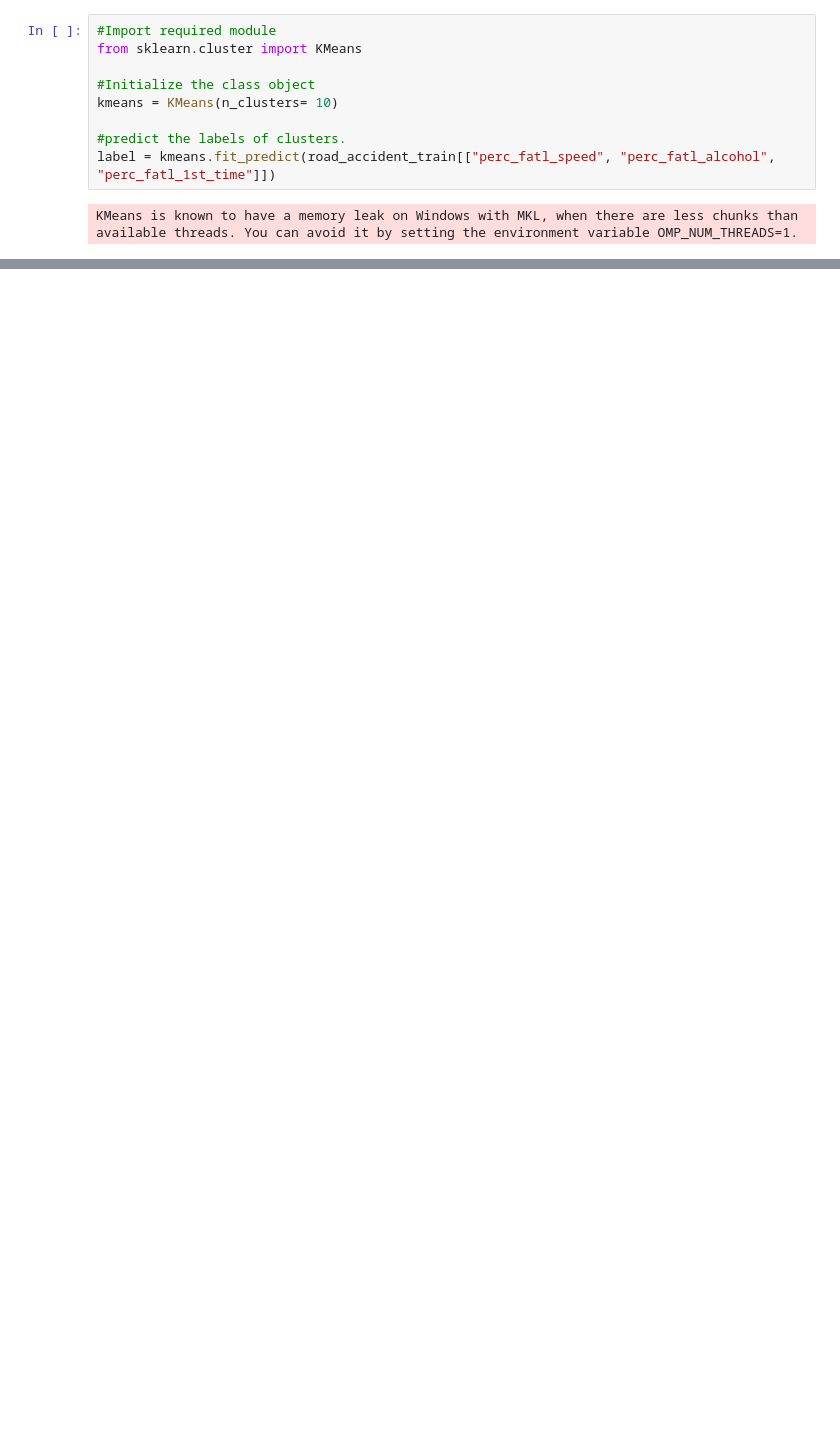
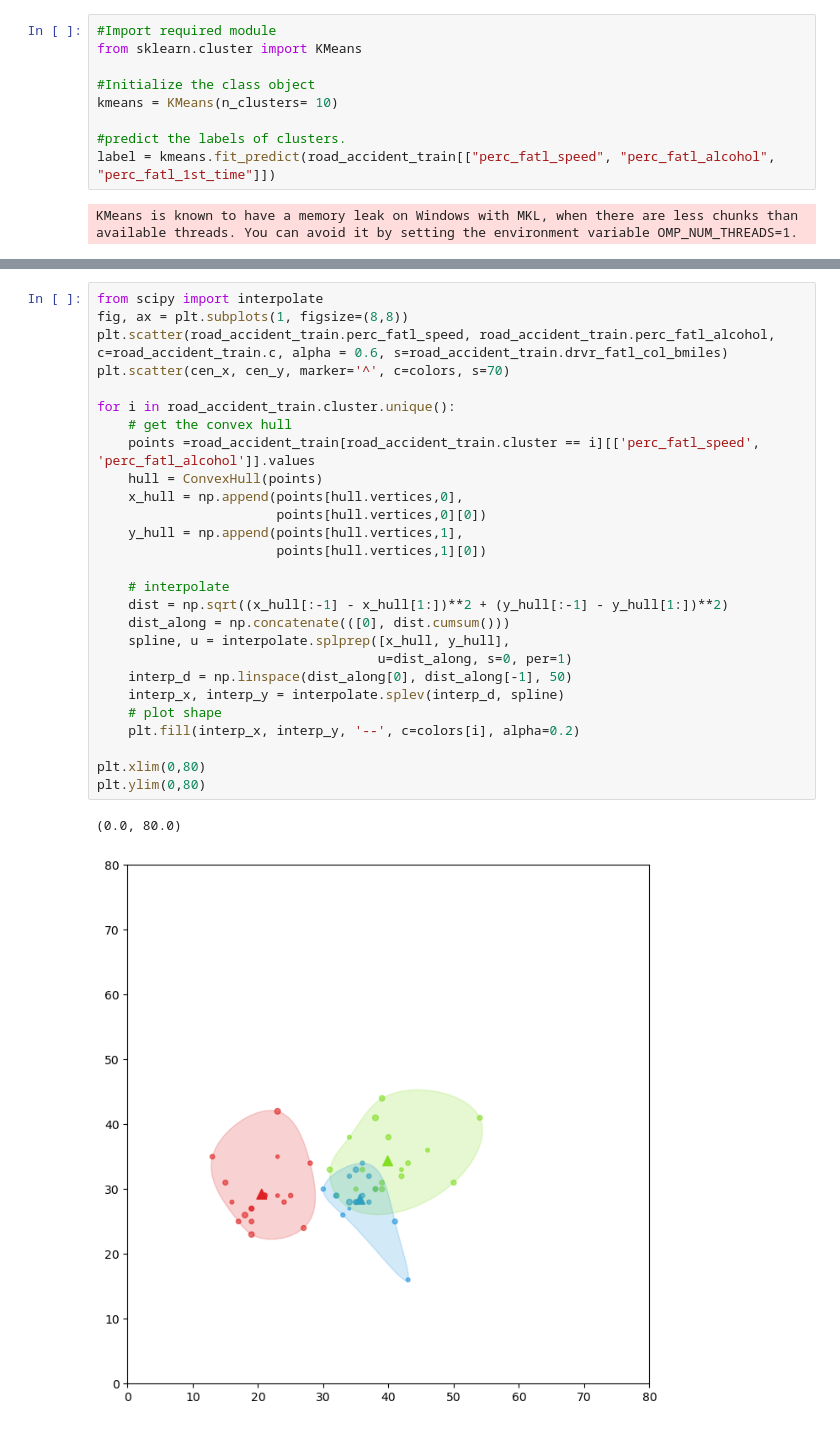
Before and after one commit to bassantmedhat/Reducing-Traffic-Mortality, a Jupyter notebook: model.ipynb, the cells around one changed output, grey strips where cells are left out. Saved outputs shown, nothing was run; the diff lists cells and outputs as text; blank space fills up the shorter version.

```diff
--- a/model.ipynb
+++ b/model.ipynb
@@ -474,0 +425,30 @@ InvalidIndexError: (array([False, False, False, False,  True, False, False, Fals
+# %%
+from scipy import interpolate
+fig, ax = plt.subplots(1, figsize=(8,8))
+plt.scatter(road_accident_train.perc_fatl_speed, road_accident_train.perc_fatl_alcohol, c=road_accident_train.c, alpha = 0.6, s=road_accident_train.drvr_fatl_col_bmiles)
+plt.scatter(cen_x, cen_y, marker='^', c=colors, s=70)
+
+for i in road_accident_train.cluster.unique():
+    # get the convex hull
+    points =road_accident_train[road_accident_train.cluster == i][['perc_fatl_speed', 'perc_fatl_alcohol']].values
+    hull = ConvexHull(points)
+    x_hull = np.append(points[hull.vertices,0],
+                       points[hull.vertices,0][0])
+    y_hull = np.append(points[hull.vertices,1],
+                       points[hull.vertices,1][0])
+
+    # interpolate
+    dist = np.sqrt((x_hull[:-1] - x_hull[1:])**2 + (y_hull[:-1] - y_hull[1:])**2)
+    dist_along = np.concatenate(([0], dist.cumsum()))
+    spline, u = interpolate.splprep([x_hull, y_hull],
+                                    u=dist_along, s=0, per=1)
+    interp_d = np.linspace(dist_along[0], dist_along[-1], 50)
+    interp_x, interp_y = interpolate.splev(interp_d, spline)
+    # plot shape
+    plt.fill(interp_x, interp_y, '--', c=colors[i], alpha=0.2)
+
+plt.xlim(0,80)
+plt.ylim(0,80)
+# %% [output]
+(0.0, 80.0)
+[figure, added]
```
Also changed, not shown: parts of 34 cells of this notebook.
